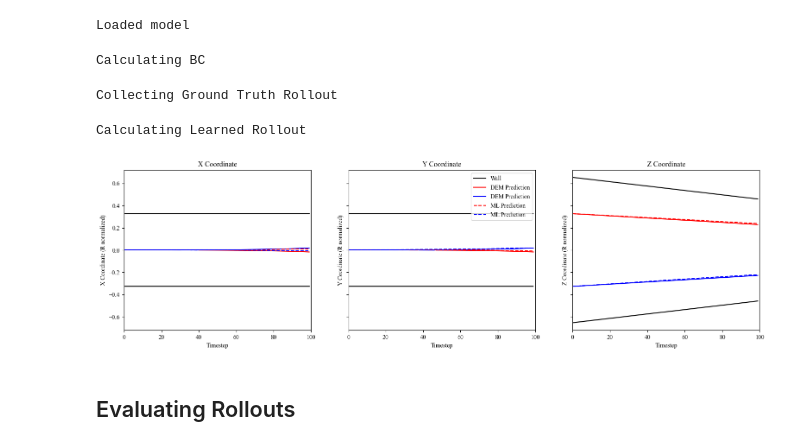
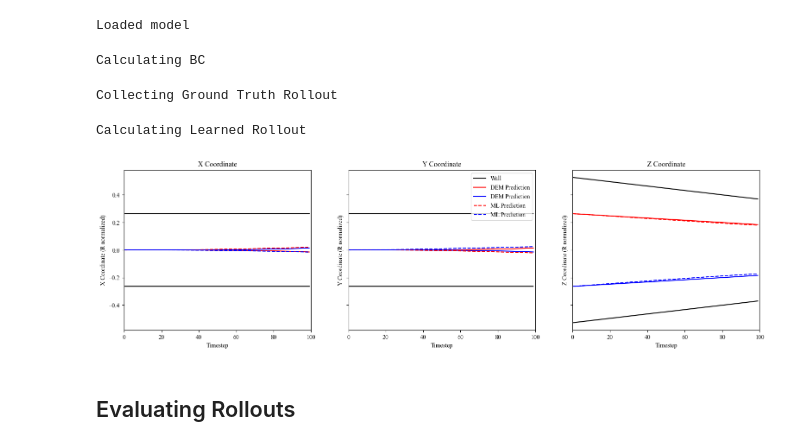
Before and after one commit to MaxGeraedts/DEM-GNN, a Jupyter notebook: Main.ipynb, the cells around one changed output. Drawn from its saved outputs; the diff is of its cells as text; code cells hidden in the pictures.

```diff
--- a/Main.ipynb
+++ b/Main.ipynb
@@ -31,7 +31,7 @@ data_split=[0.85, 0.95]
 pre_transform = T.Compose([T.Cartesian(False),
                            T.Distance(norm=False,cat=True)])
 transform       = None
-force_reload    = True
+force_reload    = False
 train           = False
 
 [dataset_train, dataset_val, dataset_test]      = [DEM_Dataset(dataset_name,
@@ -136,24 +120,42 @@ class LearnedSimulator:
             GroundTruth[t].MatlabTopology = MatlabTopology
         return GroundTruth
 
+    def Rollout_Step(self,par_inp, BC,MatlabTopology):
+        # Update Boundary conditions
+        BC[:,:3] += BC[:,-3:]
+
+        # Convert raw data to PyTorch Graphdata
+        input_data = ToPytorchData(par_inp,BC,self.tol,MatlabTopology)[0]
+        if self.transform is not None: input_data = self.transform(input_data)
+        input_data.to(self.device)
+
+        # Run ML Model
+        output = self.model(input_data)
+
+        # With displacement vectors update particle positions and topology
+        output = self.rescale(output,self.device)
+        par_inp[:,:3] = par_inp[:,:3]+output[input_data.mask].cpu().numpy()
+        MatlabTopology = TopologyFromPlausibleTopology(self.super_topology,par_inp,BC,self.tol)
+
+        return output, par_inp, BC, MatlabTopology
+
     def MLRollout(self):
         print("Calculating Learned Rollout")
         with torch.inference_mode():
+            # Initiate Rollout
             ML_Rollout = np.empty((self.timesteps),dtype=object)
             par_inp = self.par_data[0]
-            for t in tqdm(range(0,self.timesteps)):
+            BC = self.BC
+            MatlabTopology = TopologyFromPlausibleTopology(self.super_topology,par_inp,BC,self.tol)
+            ML_Rollout[0] = ToPytorchData(par_inp,BC,self.tol,MatlabTopology)[0]
+            ML_Rollout[0].MatlabTopology = MatlabTopology
 
-                MatlabTopology = TopologyFromPlausibleTopology(self.super_topology,par_inp,self.BC_rollout[t],self.tol)
-                ML_Rollout[t] = ToPytorchData(par_inp,self.BC_rollout[t],self.tol,MatlabTopology)[0]
+            # Rollout
+            for t in tqdm(range(1,self.timesteps)):
+                output, par_inp, BC, MatlabTopology = self.Rollout_Step(par_inp, BC, MatlabTopology)
+                # Save equilibrium positions
+                ML_Rollout[t] = ToPytorchData(par_inp,BC,self.tol,MatlabTopology)[0]
                 ML_Rollout[t].MatlabTopology = MatlabTopology
-
-                if t is not self.timesteps-1:
-                    input_data = ToPytorchData(par_inp,self.BC_rollout[t+1],self.tol,MatlabTopology)[0]
-                    if self.transform is not None: input_data = self.transform(input_data)
-                    input_data.to(self.device)
-                    output = self.model(input_data)
-                    output = self.rescale(output,self.device)
-                    par_inp[:,:3] = par_inp[:,:3]+output[input_data.mask].cpu().numpy()
 
         return ML_Rollout
 
@@ -214,21 +216,21 @@ AggregatedArgs = MaskTestData(dataset_name,"test")
 # %% [output]
 Loaded model
 # %%
-for sample_idx in [0]:
+for sample_idx in [5]:
     Rollout = LearnedSimulator(sample_idx,model,*AggregatedArgs,
                                scale_function = Rescale(dataset_name),
                                super_tol = 6,
                                tol       = 0,
                                transform = T.Compose([T.Cartesian(False),T.Distance(norm=False,cat=True),NormalizeData(dataset_name)]),
                                timesteps = 100)
 
     if dataset_name == "2Sphere":
         PlotXYZ(Rollout,t_max=100, normalize=False)
 # %% [output]
 Calculating BC
 Collecting Ground Truth Rollout
 Calculating Learned Rollout
-[figure, old version]
+[figure, new version]
 # %% [markdown]
 ## Evaluating Rollouts
 # %%
```
Also changed, not shown: parts of 1 cell of this notebook.
